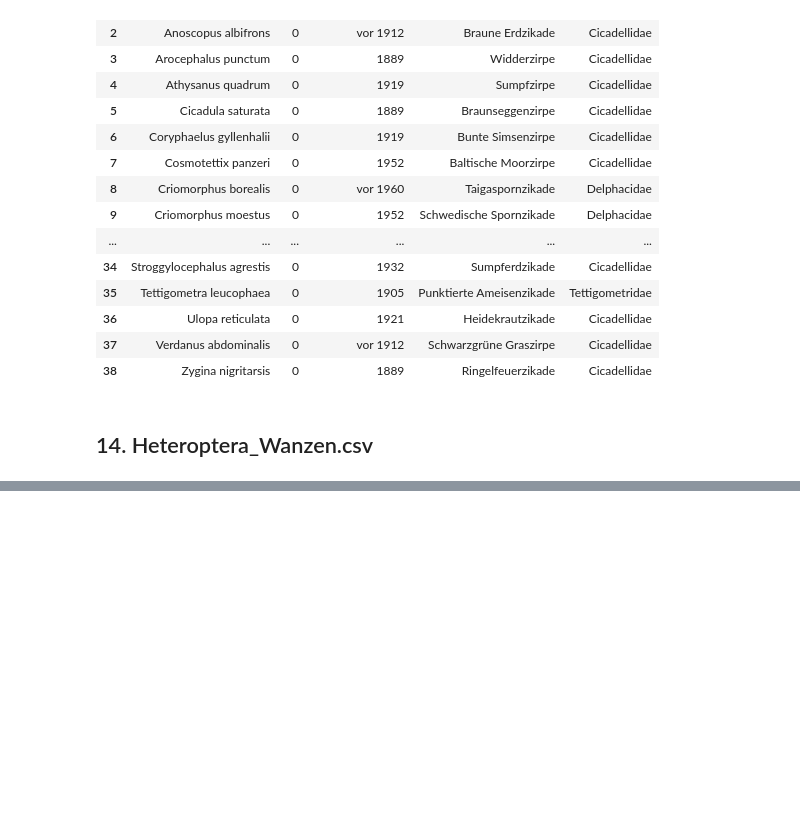
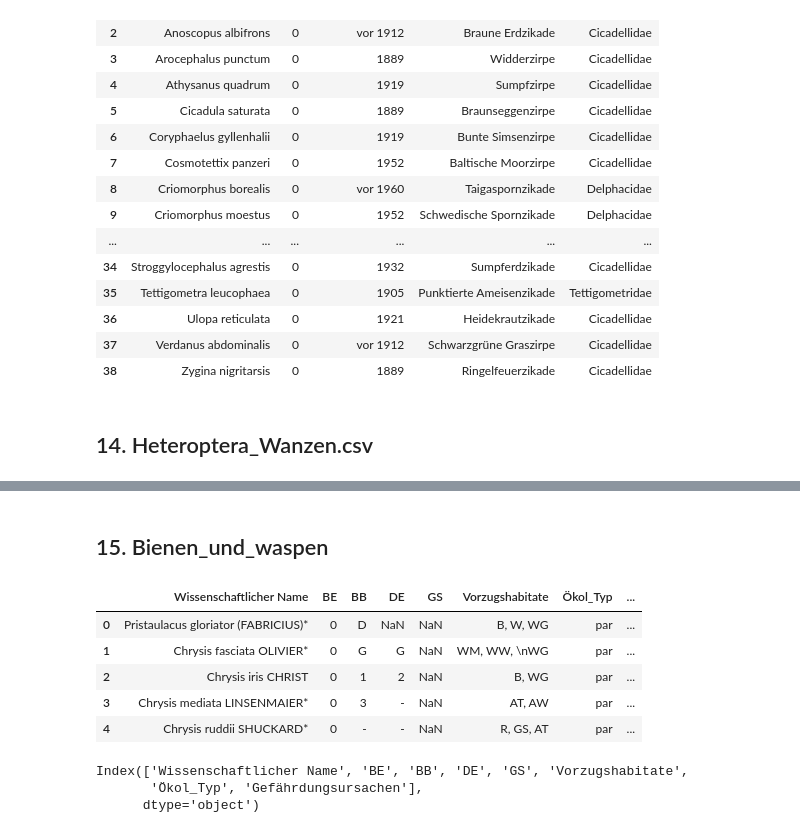
Before and after one commit to Zzzhenya/Berlin-red-list, a Jupyter notebook: Transformation/Raw_csv/Insecta.ipynb, the cells around one changed output, grey strips where cells are left out. Saved outputs shown, nothing was run; the diff lists cells and outputs as text; code cells hidden in the pictures; blank space fills up the shorter version.

```diff
--- a/Transformation/Raw_csv/Insecta.ipynb
+++ b/Transformation/Raw_csv/Insecta.ipynb
@@ -1851,0 +1958,20 @@ df.to_csv('../../Transformation/Data_cleaning_step1/Zikaden.csv',
+# %% [markdown]
+## 15. Bienen_und_waspen
+# %%
+# Read file into dataframe
+
+df = pd.read_csv('Bienen_und_waspen.csv')
+df.head()
+# %% [output]
+|  | Wissenschaftlicher Name | BE | BB | DE | GS | Vorzugshabitate | Ökol_Typ | ... |
+| 0 | Pristaulacus gloriator (FABRICIUS)* | 0 | D | NaN | NaN | B, W, WG | par | ... |
+| 1 | Chrysis fasciata OLIVIER* | 0 | G | G | NaN | WM, WW, \nWG | par | ... |
+| 2 | Chrysis iris CHRIST | 0 | 1 | 2 | NaN | B, WG | par | ... |
+| 3 | Chrysis mediata LINSENMAIER* | 0 | 3 | - | NaN | AT, AW | par | ... |
+| 4 | Chrysis ruddii SHUCKARD* | 0 | - | - | NaN | R, GS, AT | par | ... |
+# %%
+df.columns
+# %% [output]
+Index(['Wissenschaftlicher Name', 'BE', 'BB', 'DE', 'GS', 'Vorzugshabitate',
+       'Ökol_Typ', 'Gefährdungsursachen'],
+      dtype='object')
```
Also changed, not shown: parts of 69 cells of this notebook.
